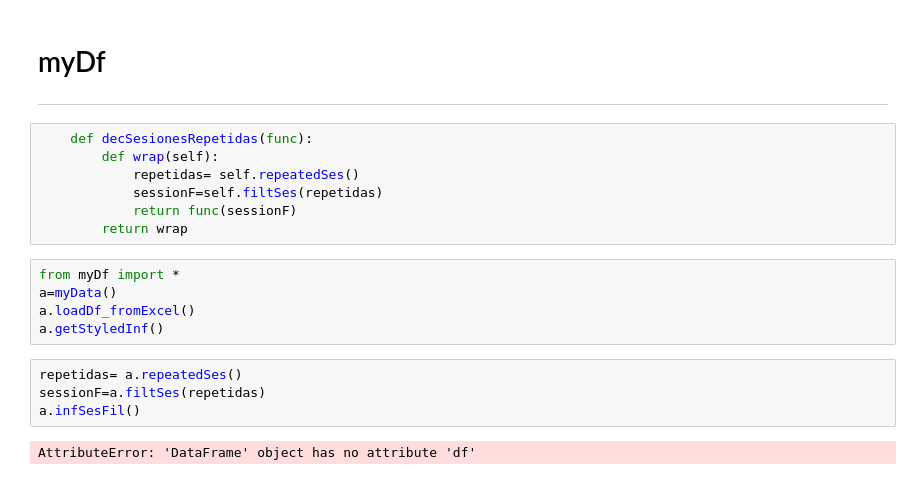
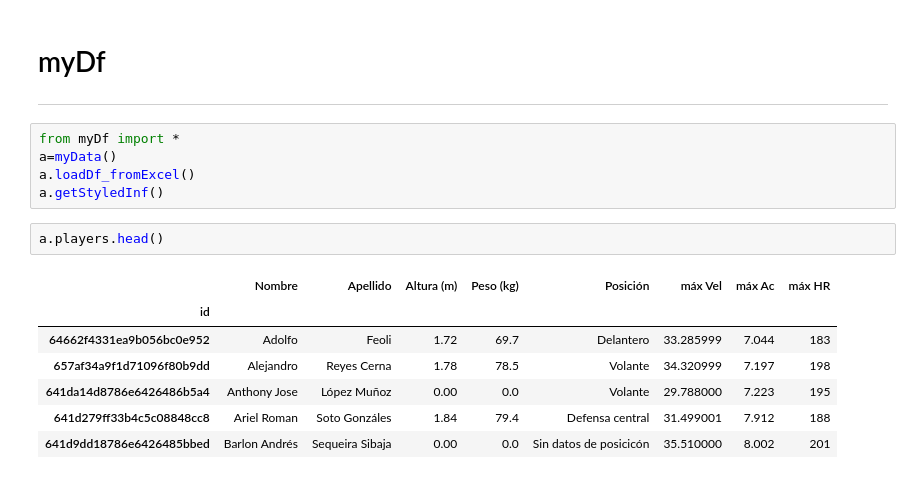
Before and after one commit to Gabriel-Aleman/SFC-DataApp, a Jupyter notebook: noteBook.ipynb, the cells around one changed output. Saved outputs shown, nothing was run; the diff lists cells and outputs as text.

```diff
--- a/noteBook.ipynb
+++ b/noteBook.ipynb
@@ -26,21 +50,18 @@ wimuApp.getAllSessions()
 # %% [markdown]
 # myDf
 -----
-# %%
-    def decSesionesRepetidas(func):
-        def wrap(self):
-            repetidas= self.repeatedSes()
-            sessionF=self.filtSes(repetidas)
-            return func(sessionF)
-        return wrap
 # %%
 from myDf import *
 a=myData()
 a.loadDf_fromExcel()
 a.getStyledInf()
 # %%
-repetidas= a.repeatedSes()
-sessionF=a.filtSes(repetidas)
-a.infSesFil()
+a.players.head()
 # %% [output]
-AttributeError: 'DataFrame' object has no attribute 'df'
+|  | Nombre | Apellido | Altura (m) | Peso (kg) | Posición | máx Vel | máx Ac | máx HR |
+| id |  |  |  |  |  |  |  |  |
+| 64662f4331ea9b056bc0e952 | Adolfo | Feoli | 1.72 | 69.7 | Delantero | 33.285999 | 7.044 | 183 |
+| 657af34a9f1d71096f80b9dd | Alejandro | Reyes Cerna | 1.78 | 78.5 | Volante | 34.320999 | 7.197 | 198 |
+| 641da14d8786e6426486b5a4 | Anthony Jose | López Muñoz | 0.00 | 0.0 | Volante | 29.788000 | 7.223 | 195 |
+| 641d279ff33b4c5c08848cc8 | Ariel Roman | Soto Gonzáles | 1.84 | 79.4 | Defensa central | 31.499001 | 7.912 | 188 |
+| 641d9dd18786e6426485bbed | Barlon Andrés | Sequeira Sibaja | 0.00 | 0.0 | Sin datos de posicicón | 35.510000 | 8.002 | 201 |
```
Also changed, not shown: parts of 14 cells of this notebook, 7 other files.
